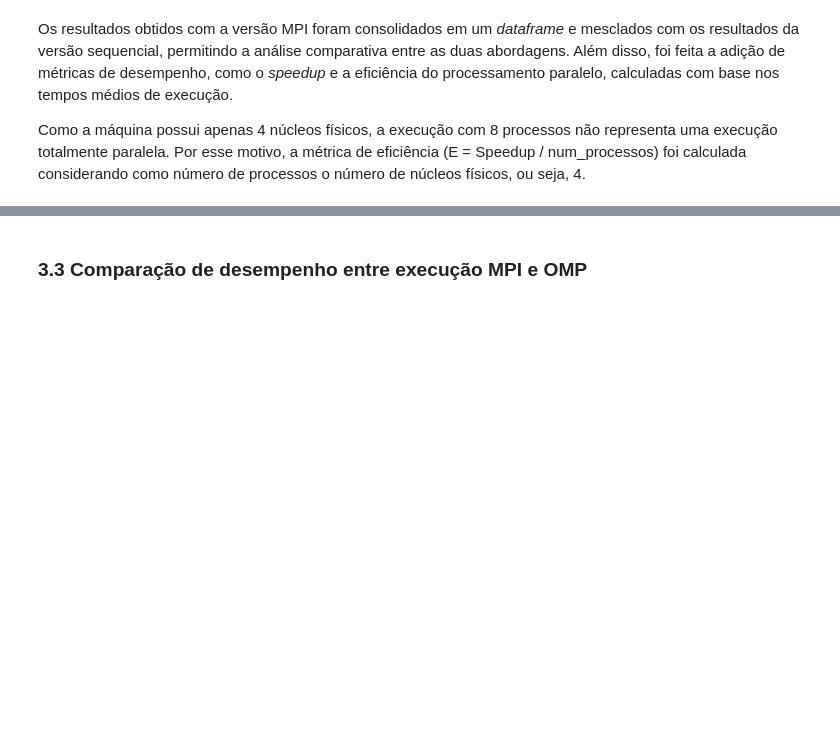
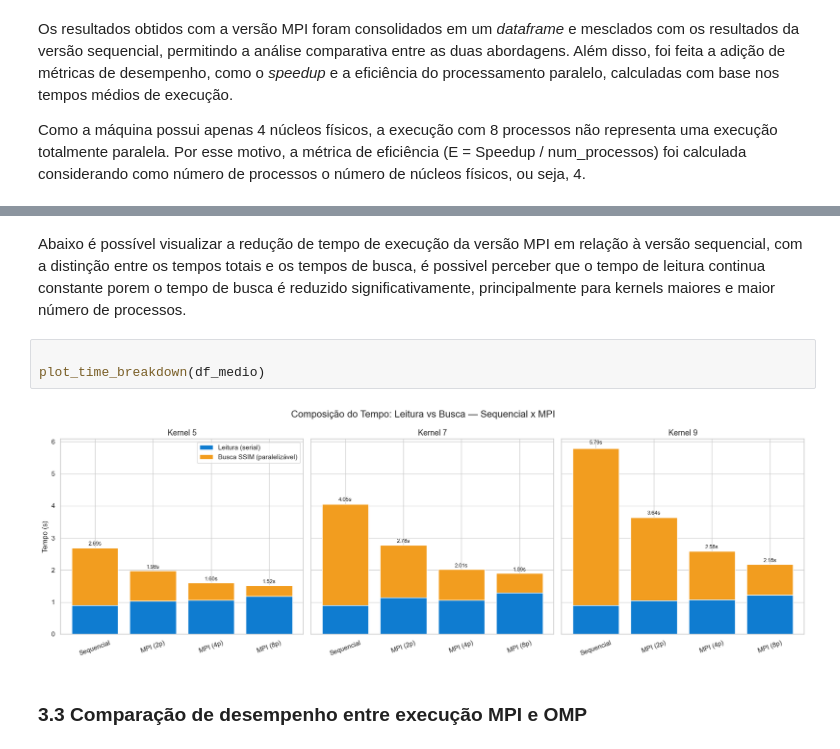
Before and after one commit to everaldina/processamento-paralelo, a Jupyter notebook: notebooks/mpi_parallel.ipynb, the cells around one changed output, grey strips where cells are left out. Cells and saved outputs as stored; diff of their text form; blank space fills up the shorter version.

```diff
--- a/notebooks/mpi_parallel.ipynb
+++ b/notebooks/mpi_parallel.ipynb
@@ -323,3 +401,10 @@ plot_threads_comparison(df_analise)
+# %% [markdown]
+Abaixo é possível visualizar a redução de tempo de execução da versão MPI em relação à versão sequencial, com a distinção entre os tempos totais e os tempos de busca, é possivel perceber que o tempo de leitura continua constante porem o tempo de busca é reduzido significativamente, principalmente para kernels maiores e maior número de processos.
+# %%
+
+plot_time_breakdown(df_medio)
+# %% [output]
+[figure, added]
 # %% [markdown]
 ### 3.3 Comparação de desempenho entre execução MPI e OMP
 # %% [markdown]
```
Also changed, not shown: parts of 17 cells of this notebook, 7 other files.
